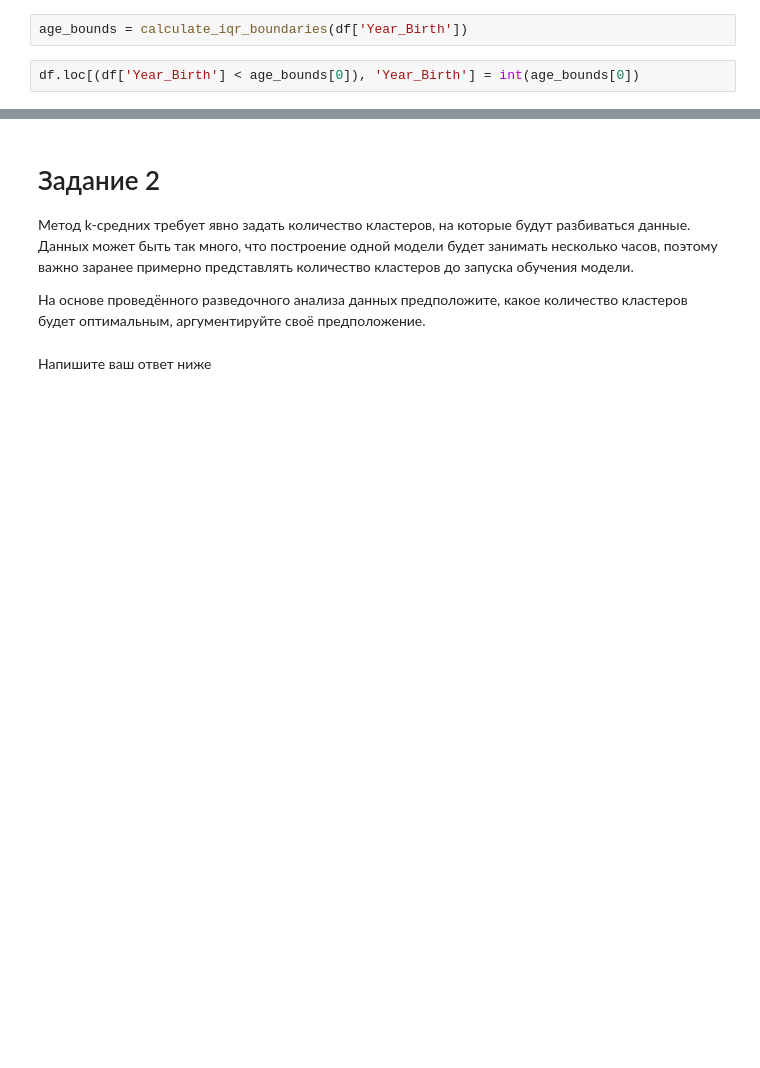
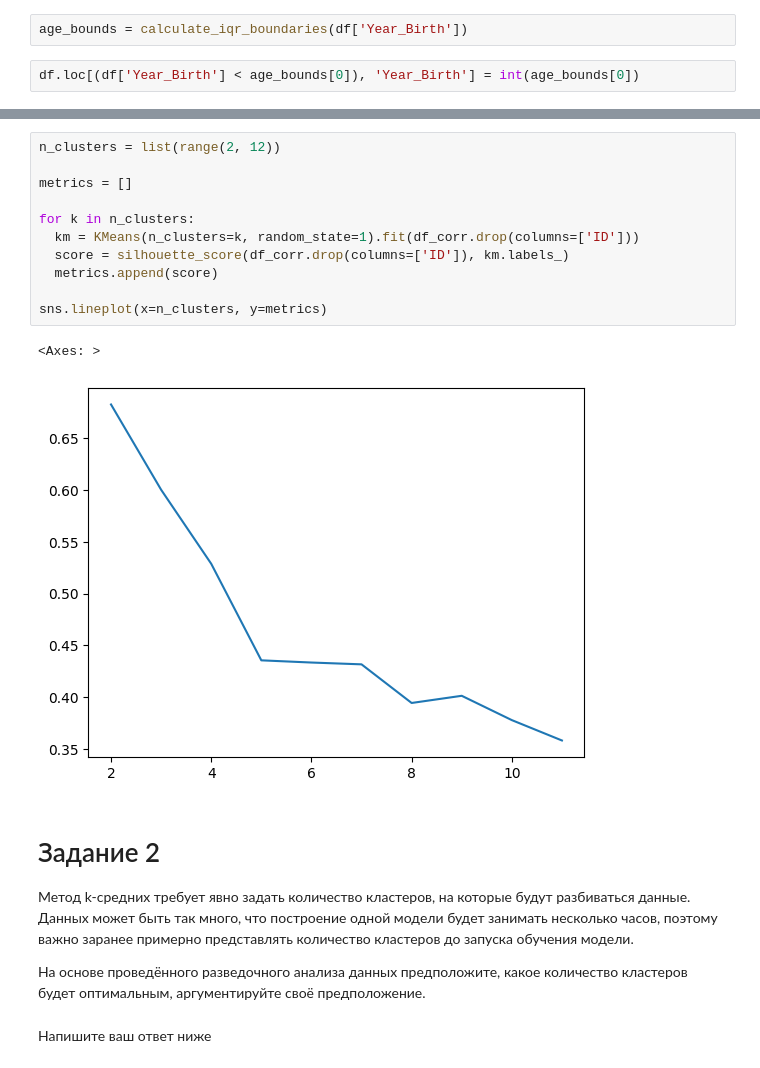
Before and after one commit to IgorKolotushkin/machine_learning_ds, a Jupyter notebook: hw11/Практическая работа. Метод k-средних. Интерпретация.ipynb, the cells around one changed output, grey strips where cells are left out. Drawn from its saved outputs; the diff is of its cells as text; blank space fills up the shorter version.

```diff
--- a/hw11/Практическая работа. Метод k-средних. Интерпретация.ipynb
+++ b/hw11/Практическая работа. Метод k-средних. Интерпретация.ipynb
@@ -145,3 +154,17 @@ sns.lineplot(x=n_clusters, y=metrics)
+# %%
+n_clusters = list(range(2, 12))
+
+metrics = []
+
+for k in n_clusters:
+  km = KMeans(n_clusters=k, random_state=1).fit(df_corr.drop(columns=['ID']))
+  score = silhouette_score(df_corr.drop(columns=['ID']), km.labels_)
+  metrics.append(score)
+
+sns.lineplot(x=n_clusters, y=metrics)
+# %% [output]
+<Axes: >
+[figure, added]
 # %% [markdown]
 # Задание 2
 
```
Also changed, not shown: parts of 4 cells of this notebook.
